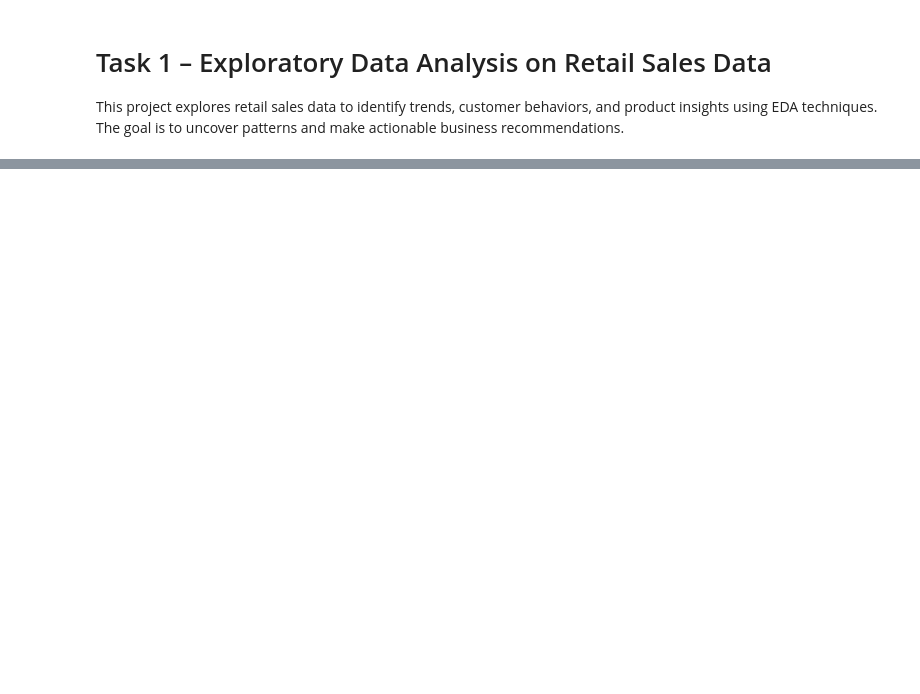
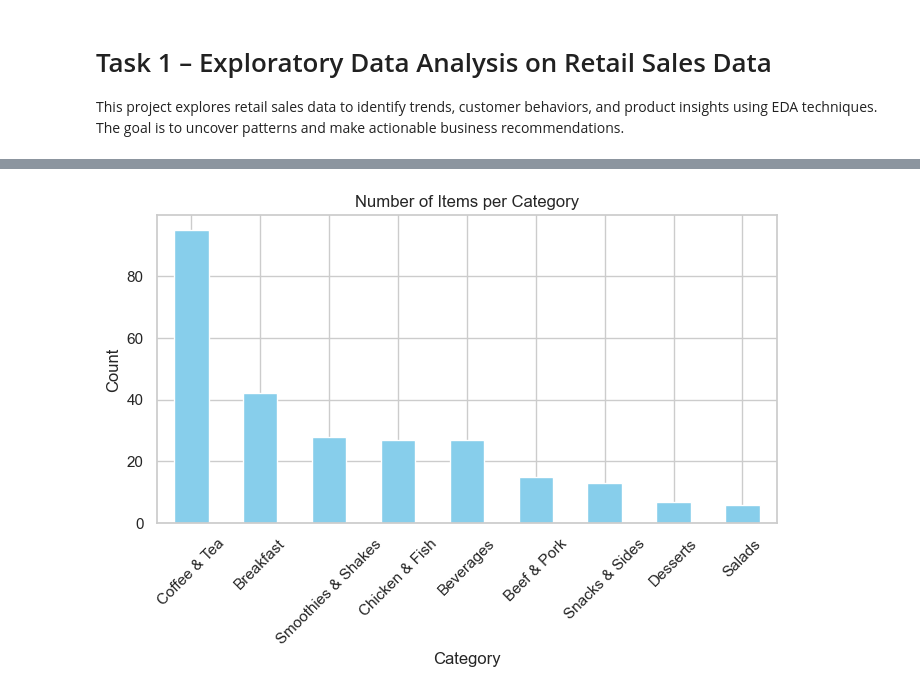
Before and after one commit to VidDureja/OIBSIP, a Jupyter notebook: Task1_EDA_Retail/notebook.ipynb, the cells around one changed output, grey strips where cells are left out. Saved outputs shown, nothing was run; the diff lists cells and outputs as text; code cells hidden in the pictures; blank space fills up the shorter version.

```diff
--- a/Task1_EDA_Retail/notebook.ipynb
+++ b/Task1_EDA_Retail/notebook.ipynb
@@ -47,0 +127,11 @@ df.head()
+# %%
+# Barplot: Count of items per Category
+plt.figure(figsize=(8, 4))
+df['Category'].value_counts().plot(kind='bar', color='skyblue')
+plt.title("Number of Items per Category")
+plt.ylabel("Count")
+plt.xlabel("Category")
+plt.xticks(rotation=45)
+plt.show()
+# %% [output]
+[figure, added]
```
Also changed, not shown: parts of 9 cells of this notebook.
